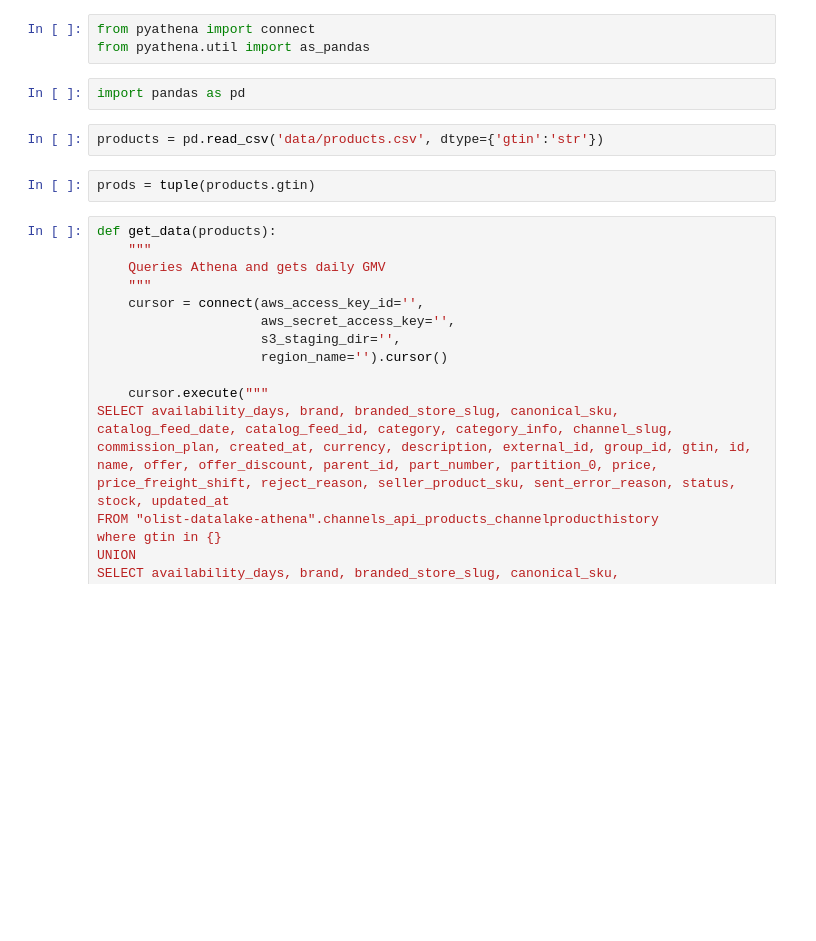
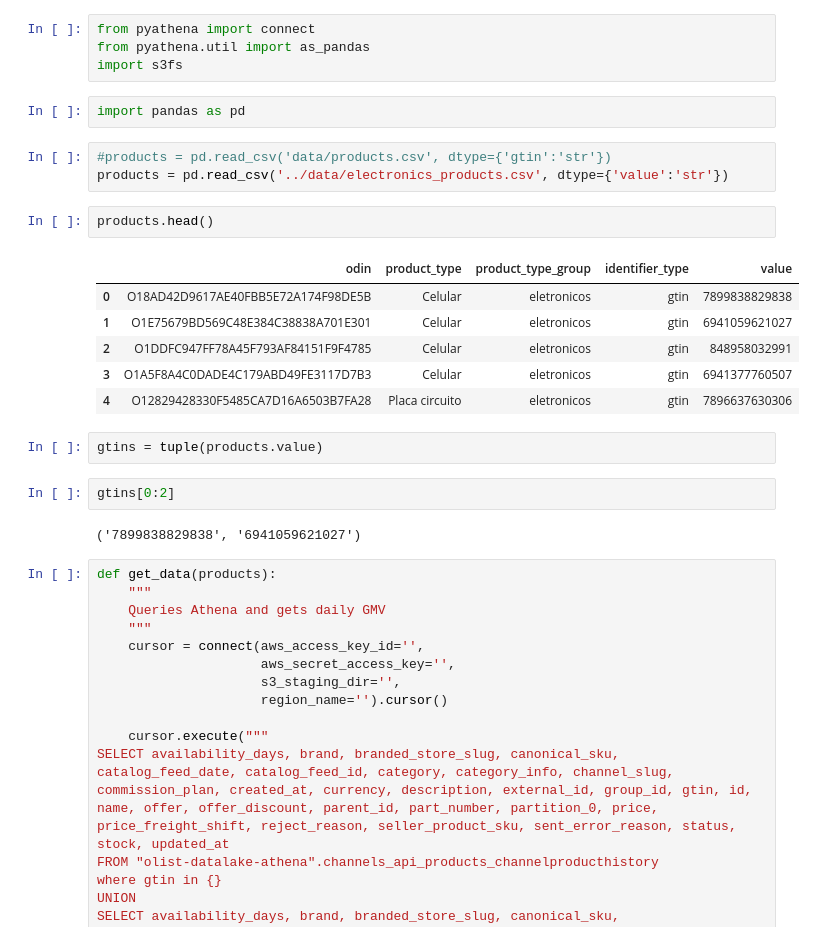
Before and after one commit to ds4a-team4/dynamic-pricing, a Jupyter notebook: ETL/read_athena.ipynb, the cells around one changed output. Cells and saved outputs as stored; diff of their text form; blank space fills up the shorter version.

Commit message:
added cellphone data

```diff
--- a/ETL/read_athena.ipynb
+++ b/ETL/read_athena.ipynb
@@ -1,12 +1,27 @@
 # %%
 from pyathena import connect
 from pyathena.util import as_pandas
+import s3fs
 # %%
 import pandas as pd
 # %%
-products = pd.read_csv('data/products.csv', dtype={'gtin':'str'})
+#products = pd.read_csv('data/products.csv', dtype={'gtin':'str'})
+products = pd.read_csv('../data/electronics_products.csv', dtype={'value':'str'})
+# %%
+products.head()
+# %% [output]
+|  | odin | product_type | product_type_group | identifier_type | value |
+| 0 | O18AD42D9617AE40FBB5E72A174F98DE5B | Celular | eletronicos | gtin | 7899838829838 |
+| 1 | O1E75679BD569C48E384C38838A701E301 | Celular | eletronicos | gtin | 6941059621027 |
+| 2 | O1DDFC947FF78A45F793AF84151F9F4785 | Celular | eletronicos | gtin | 848958032991 |
+| 3 | O1A5F8A4C0DADE4C179ABD49FE3117D7B3 | Celular | eletronicos | gtin | 6941377760507 |
+| 4 | O12829428330F5485CA7D16A6503B7FA28 | Placa circuito | eletronicos | gtin | 7896637630306 |
 # %%
-prods = tuple(products.gtin)
+gtins = tuple(products.value)
+# %%
+gtins[0:2]
+# %% [output]
+('7899838829838', '6941059621027')
 # %%
 def get_data(products):
     """
```
Also changed, not shown: parts of 24 cells of this notebook, 10 other files.
